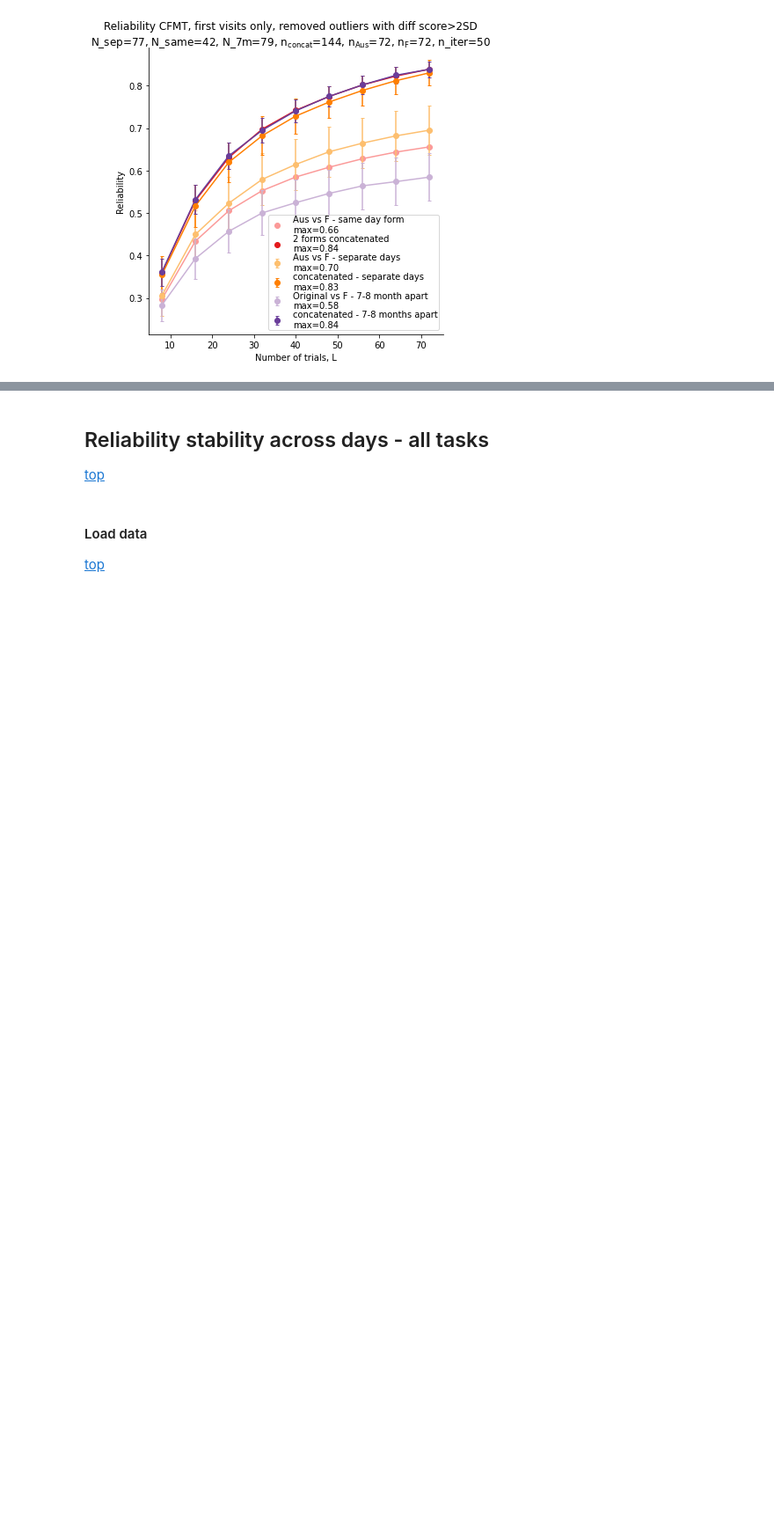
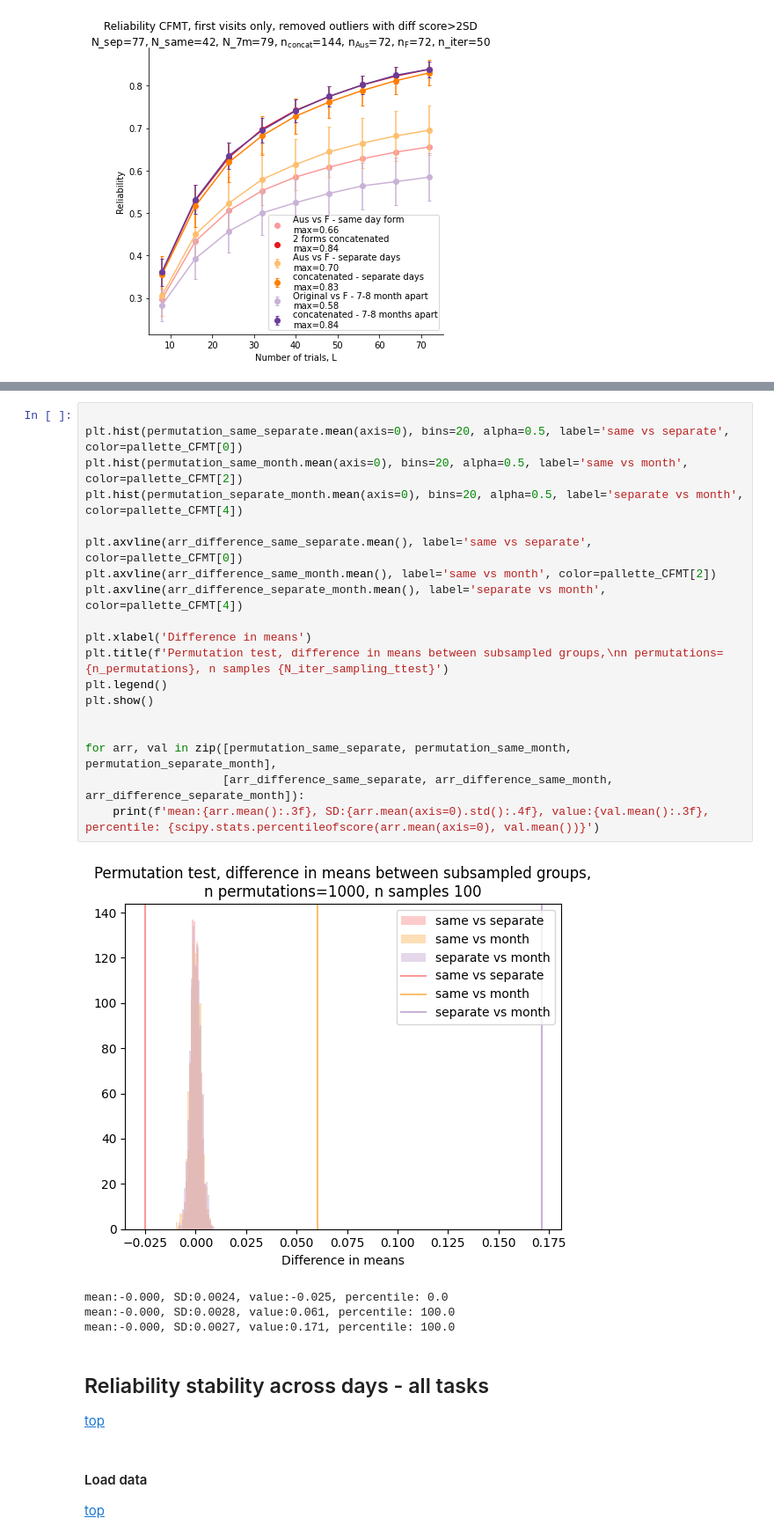
Before and after one commit to jankaWIS/reliability-paper, a Jupyter notebook: Figures/Figure_4-Revisions-reliability_stability_across_days-FMP_CFMT_all_tasks.ipynb, the cells around one changed output, grey strips where cells are left out. Shown at 88% size. Cells and saved outputs as stored; diff of their text form; blank space fills up the shorter version.

Commit message:
Update Figure_4-Revisions-reliability_stability_across_days-FMP_CFMT_all_tasks.ipynb
print the stats for permutation tests

```diff
--- a/Figures/Figure_4-Revisions-reliability_stability_across_days-FMP_CFMT_all_tasks.ipynb
+++ b/Figures/Figure_4-Revisions-reliability_stability_across_days-FMP_CFMT_all_tasks.ipynb
@@ -1472,3 +1456,27 @@ plt.show()
+# %%
+
+plt.hist(permutation_same_separate.mean(axis=0), bins=20, alpha=0.5, label='same vs separate', color=pallette_CFMT[0])
+plt.hist(permutation_same_month.mean(axis=0), bins=20, alpha=0.5, label='same vs month', color=pallette_CFMT[2])
+plt.hist(permutation_separate_month.mean(axis=0), bins=20, alpha=0.5, label='separate vs month', color=pallette_CFMT[4])
+
+plt.axvline(arr_difference_same_separate.mean(), label='same vs separate', color=pallette_CFMT[0])
+plt.axvline(arr_difference_same_month.mean(), label='same vs month', color=pallette_CFMT[2])
+plt.axvline(arr_difference_separate_month.mean(), label='separate vs month', color=pallette_CFMT[4])
+
+plt.xlabel('Difference in means')
+plt.title(f'Permutation test, difference in means between subsampled groups,\nn permutations={n_permutations}, n samples {N_iter_sampling_ttest}')
+plt.legend()
+plt.show()
+
+
+for arr, val in zip([permutation_same_separate, permutation_same_month, permutation_separate_month],
+                    [arr_difference_same_separate, arr_difference_same_month, arr_difference_separate_month]):
+    print(f'mean:{arr.mean():.3f}, SD:{arr.mean(axis=0).std():.4f}, value:{val.mean():.3f}, percentile: {scipy.stats.percentileofscore(arr.mean(axis=0), val.mean())}')
+# %% [output]
+[figure, added]
+mean:-0.000, SD:0.0024, value:-0.025, percentile: 0.0
+mean:-0.000, SD:0.0028, value:0.061, percentile: 100.0
+mean:-0.000, SD:0.0027, value:0.171, percentile: 100.0
 # %% [markdown]
 ## Reliability stability across days - all tasks
 [top](#top)
```
Also changed, not shown: parts of 39 cells of this notebook.
